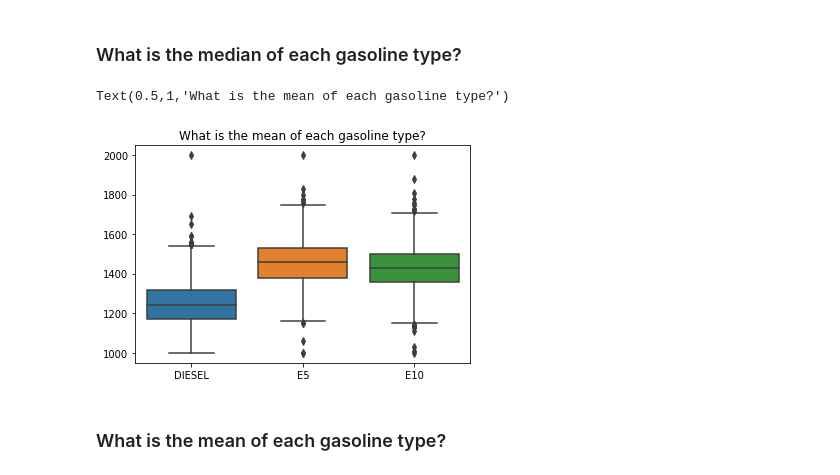
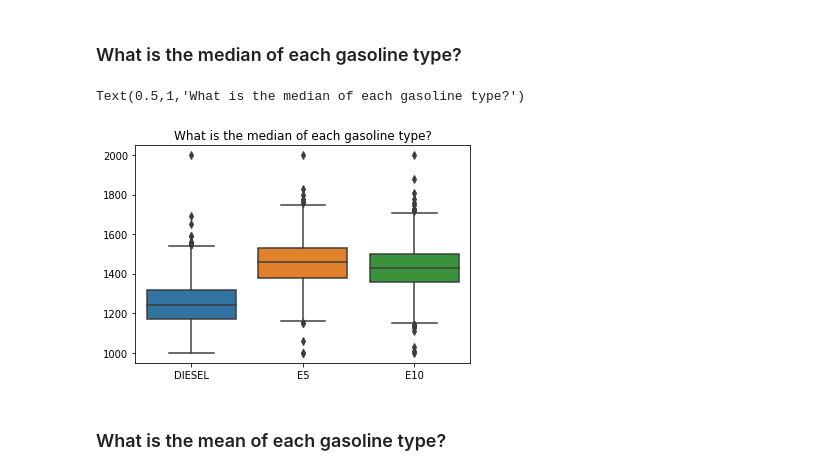
Before and after one commit to rsabedra/DataScienceLecture, a Jupyter notebook: Data science Lecture - NotebookVersion.ipynb, the cells around one changed output. Cells and saved outputs as stored; diff of their text form; code cells hidden in the pictures.

```diff
--- a/Data science Lecture - NotebookVersion.ipynb
+++ b/Data science Lecture - NotebookVersion.ipynb
@@ -179,15 +179,15 @@ Text(0,0.5,'Price')
 # %%
 boxplot = pd.DataFrame()
 boxplot['ID'] = table['ID']
 boxplot['DIESEL'] = table['DIESEL']
 boxplot['E5'] = table['E5']
 boxplot['E10'] = table['E10']
 
 ax = sns.boxplot( data=boxplot)
-ax.set_title('What is the mean of each gasoline type?')
+ax.set_title('What is the median of each gasoline type?')
 # %% [output]
-Text(0.5,1,'What is the mean of each gasoline type?')
+Text(0.5,1,'What is the median of each gasoline type?')
-[figure, old version]
+[figure, new version]
 # %% [markdown]
 ### What is the mean of each gasoline type?
 # %%
```
Also changed, not shown: parts of 2 cells of this notebook.
